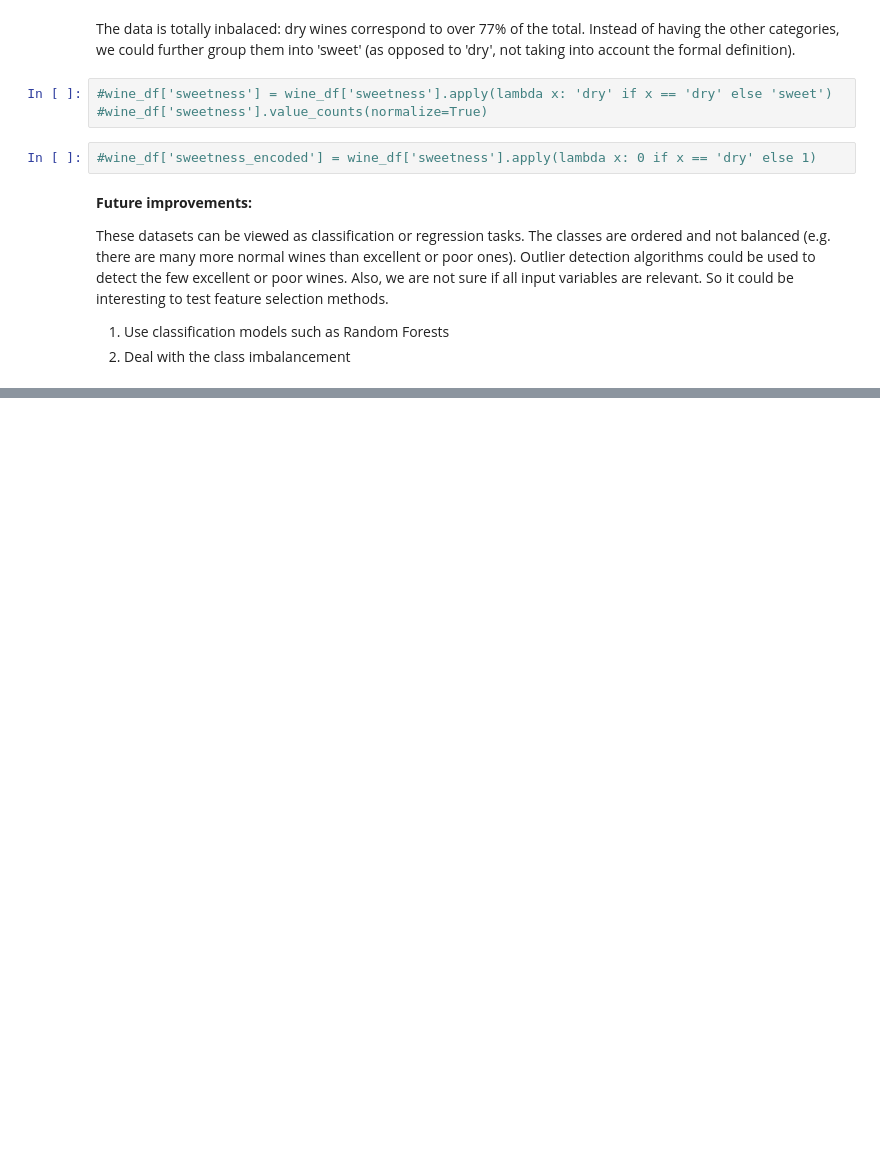
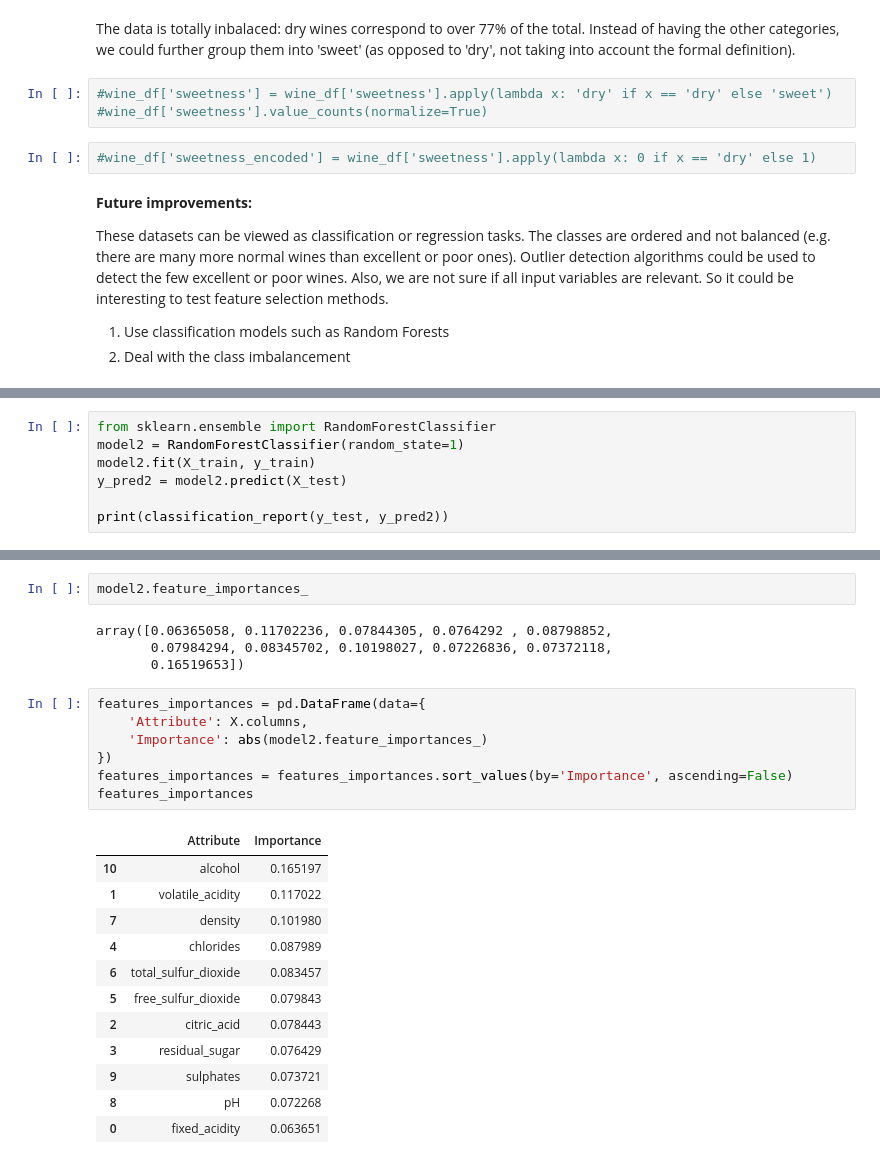
Before and after one commit to nelsonlage/Modeling-Project, a Jupyter notebook: COPY - Wine quality modeling - COPY.ipynb, the cells around one changed output, grey strips where cells are left out. Cells and saved outputs as stored; diff of their text form; blank space fills up the shorter version.

```diff
--- a/COPY - Wine quality modeling - COPY.ipynb
+++ b/COPY - Wine quality modeling - COPY.ipynb
@@ -685,0 +892,7 @@ These datasets can be viewed as classification or regression tasks. The classes
+# %%
+from sklearn.ensemble import RandomForestClassifier
+model2 = RandomForestClassifier(random_state=1)
+model2.fit(X_train, y_train)
+y_pred2 = model2.predict(X_test)
+
+print(classification_report(y_test, y_pred2))
@@ -685,0 +908,26 @@ These datasets can be viewed as classification or regression tasks. The classes
+# %%
+model2.feature_importances_
+# %% [output]
+array([0.06365058, 0.11702236, 0.07844305, 0.0764292 , 0.08798852,
+       0.07984294, 0.08345702, 0.10198027, 0.07226836, 0.07372118,
+       0.16519653])
+# %%
+features_importances = pd.DataFrame(data={
+    'Attribute': X.columns,
+    'Importance': abs(model2.feature_importances_)
+})
+features_importances = features_importances.sort_values(by='Importance', ascending=False)
+features_importances
+# %% [output]
+|  | Attribute | Importance |
+| 10 | alcohol | 0.165197 |
+| 1 | volatile_acidity | 0.117022 |
+| 7 | density | 0.101980 |
+| 4 | chlorides | 0.087989 |
+| 6 | total_sulfur_dioxide | 0.083457 |
+| 5 | free_sulfur_dioxide | 0.079843 |
+| 2 | citric_acid | 0.078443 |
+| 3 | residual_sugar | 0.076429 |
+| 9 | sulphates | 0.073721 |
+| 8 | pH | 0.072268 |
+| 0 | fixed_acidity | 0.063651 |
```
Also changed, not shown: parts of 37 cells of this notebook.
